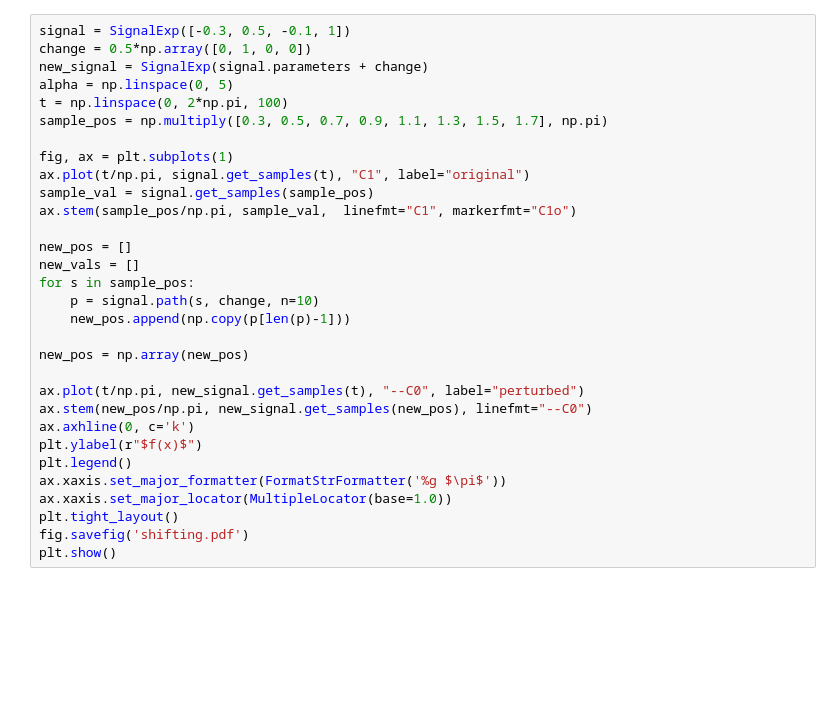
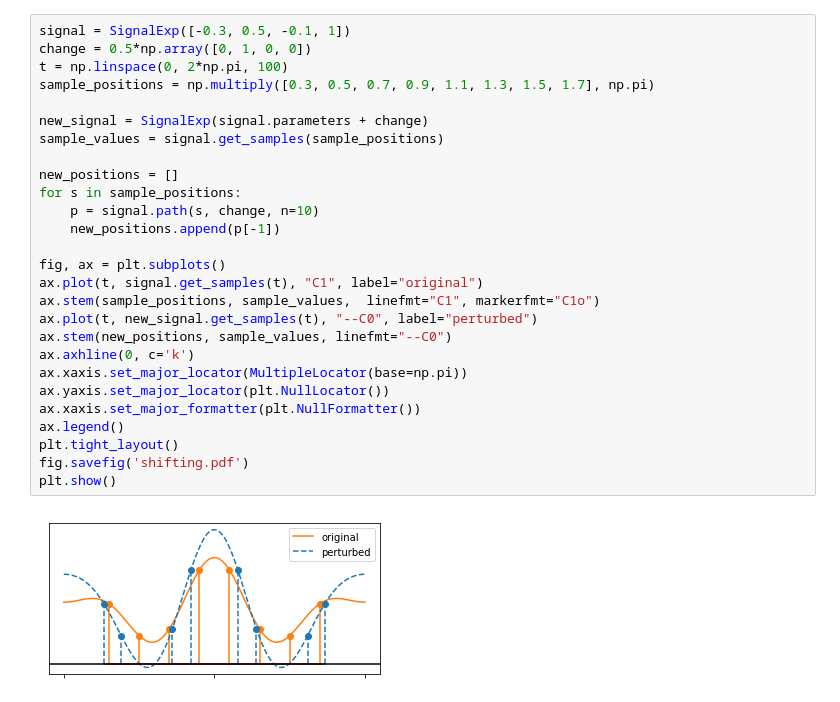
Before and after one commit to LCAV/surface-reconstruction, a Jupyter notebook: generate_figures.ipynb, the cells around one changed output. Drawn from its saved outputs; the diff is of its cells as text; blank space fills up the shorter version.

```diff
--- a/generate_figures.ipynb
+++ b/generate_figures.ipynb
@@ -13,32 +22,30 @@ from matplotlib.ticker import FormatStrFormatter, MultipleLocator
 # %%
 signal = SignalExp([-0.3, 0.5, -0.1, 1])
 change = 0.5*np.array([0, 1, 0, 0])
+t = np.linspace(0, 2*np.pi, 100)
+sample_positions = np.multiply([0.3, 0.5, 0.7, 0.9, 1.1, 1.3, 1.5, 1.7], np.pi)
+
 new_signal = SignalExp(signal.parameters + change)
-alpha = np.linspace(0, 5)
-t = np.linspace(0, 2*np.pi, 100)
-sample_pos = np.multiply([0.3, 0.5, 0.7, 0.9, 1.1, 1.3, 1.5, 1.7], np.pi)
+sample_values = signal.get_samples(sample_positions)
 
-fig, ax = plt.subplots(1)
-ax.plot(t/np.pi, signal.get_samples(t), "C1", label="original")
-sample_val = signal.get_samples(sample_pos)
-ax.stem(sample_pos/np.pi, sample_val,  linefmt="C1", markerfmt="C1o")
+new_positions = []
+for s in sample_positions:
+    p = signal.path(s, change, n=10)
+    new_positions.append(p[-1])
 
-new_pos = []
-new_vals = []
-for s in sample_pos:
-    p = signal.path(s, change, n=10)
-    new_pos.append(np.copy(p[len(p)-1]))
-
-new_pos = np.array(new_pos)
-
-ax.plot(t/np.pi, new_signal.get_samples(t), "--C0", label="perturbed")
-ax.stem(new_pos/np.pi, new_signal.get_samples(new_pos), linefmt="--C0")
+fig, ax = plt.subplots()
+ax.plot(t, signal.get_samples(t), "C1", label="original")
+ax.stem(sample_positions, sample_values,  linefmt="C1", markerfmt="C1o")
+ax.plot(t, new_signal.get_samples(t), "--C0", label="perturbed")
+ax.stem(new_positions, sample_values, linefmt="--C0")
 ax.axhline(0, c='k')
-plt.ylabel(r"$f(x)$")
-plt.legend()
-ax.xaxis.set_major_formatter(FormatStrFormatter('%g $\pi$'))
-ax.xaxis.set_major_locator(MultipleLocator(base=1.0))
+ax.xaxis.set_major_locator(MultipleLocator(base=np.pi))
+ax.yaxis.set_major_locator(plt.NullLocator())
+ax.xaxis.set_major_formatter(plt.NullFormatter())
+ax.legend()
 plt.tight_layout()
 fig.savefig('shifting.pdf')
 plt.show()
+# %% [output]
+[figure, added]
 # %%
```
Also changed, not shown: parts of 17 cells of this notebook, 7 other files.
